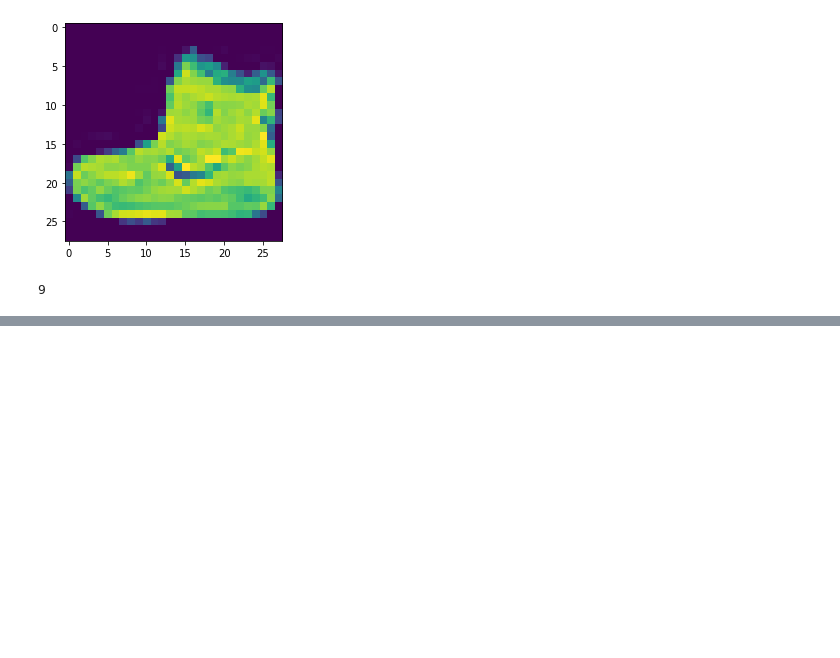
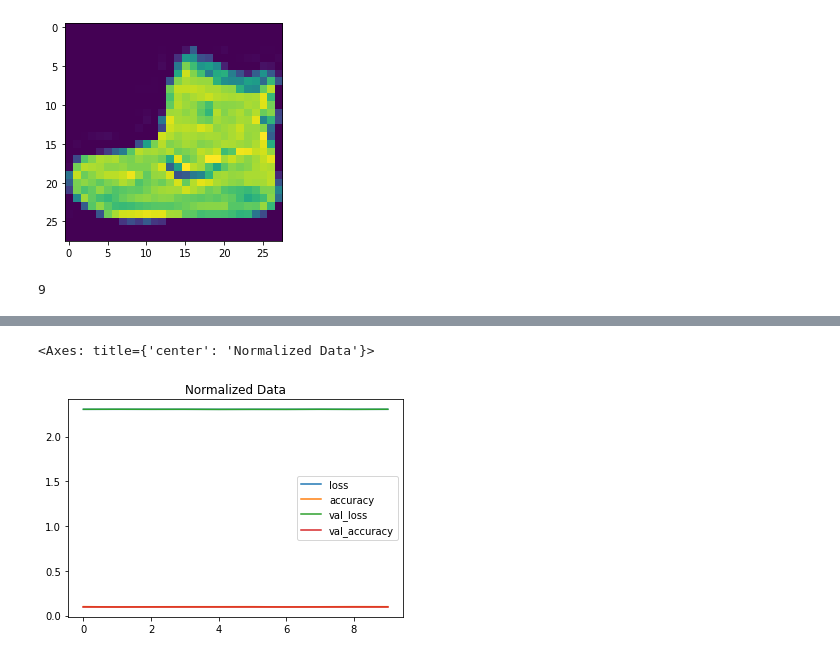
Before and after one commit to Kaushal-Top5699/classification_NN_tensorflow, a Jupyter notebook: classification_NN_tensorflow.ipynb, the cells around one changed output, grey strips where cells are left out. Saved outputs shown, nothing was run; the diff lists cells and outputs as text; code cells hidden in the pictures; blank space fills up the shorter version.

```diff
--- a/classification_NN_tensorflow.ipynb
+++ b/classification_NN_tensorflow.ipynb
@@ -941,0 +1043,5 @@ train_labels[0]
+# %%
+train_data_norm = train_data / 255.0
+test_data_norm = test_data / 255.0
+
+train_data_norm.min(), train_data_norm.max(), test_data_norm.min(), test_data_norm.max()
@@ -941,0 +1050,3 @@ train_labels[0]
+# %%
+# Lets train our model_11 with this data.
+norm_history = model_11.fit(train_data_norm, train_labels, epochs = 10, validation_data = (test_data_norm, test_labels))
@@ -941,0 +1081,5 @@ train_labels[0]
+# %%
+pd.DataFrame(norm_history.history).plot(title = "Normalized Data")
+# %% [output]
+<Axes: title={'center': 'Normalized Data'}>
+[figure, added]
```
Also changed, not shown: parts of 13 cells of this notebook.
